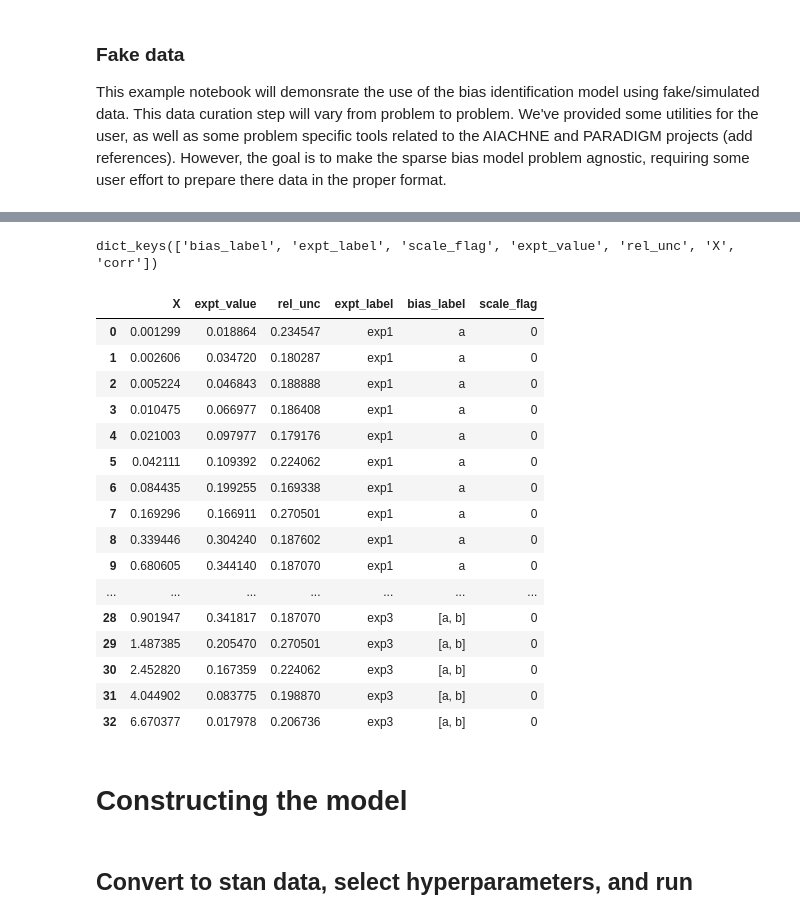
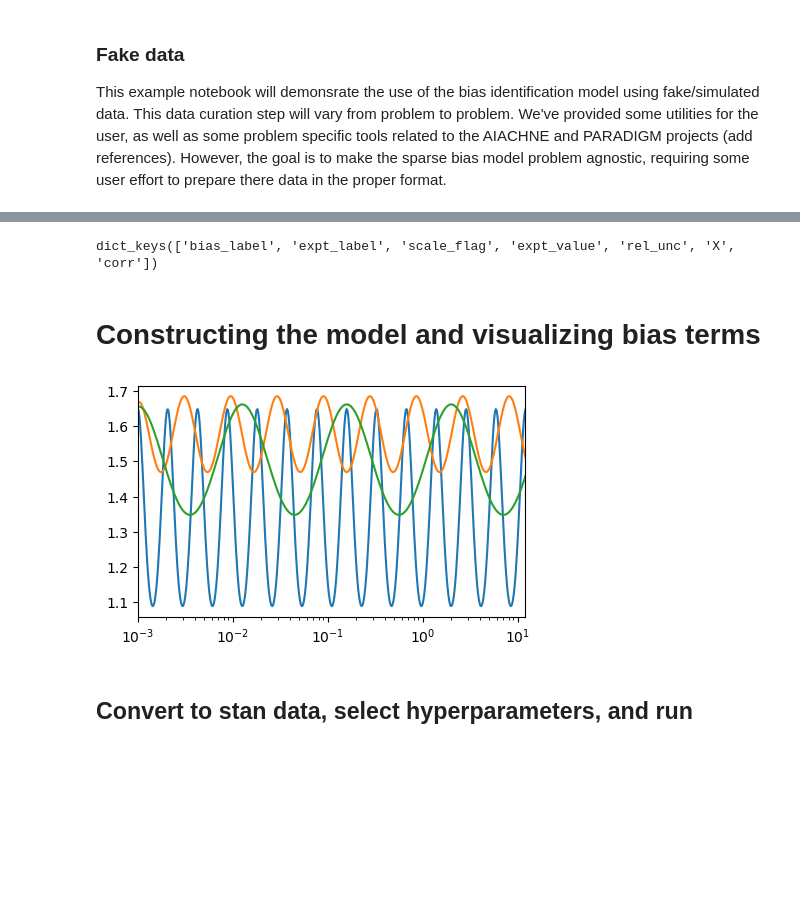
Before and after one commit to lanl/sparse_bias, a Jupyter notebook: example.ipynb, the cells around one changed output, grey strips where cells are left out. Drawn from its saved outputs; the diff is of its cells as text; code cells hidden in the pictures; blank space fills up the shorter version.

```diff
--- a/example.ipynb
+++ b/example.ipynb
@@ -114,32 +127,14 @@ data3 = {'X'        : x_obs3,
 # %%
 from processing import compile_data_dicts
 
-data_dict = compile_data_dicts([data1, data2, data3], xminmax=[1e-3,10])
+data_dict = compile_data_dicts([data1, data2, data3, data4], xminmax=[1e-5,12])
 
-# inspect compiled data dict - converting this to a dataframe can be handy for visualization
+# inspect compiled data dict
 print(data_dict.keys())
-pd.DataFrame({k: data_dict[k] for k in ['X', 'expt_value', 'rel_unc', 'expt_label', 'bias_label', 'scale_flag']})
 # %% [output]
 dict_keys(['bias_label', 'expt_label', 'scale_flag', 'expt_value', 'rel_unc', 'X', 'corr'])
-|  | X | expt_value | rel_unc | expt_label | bias_label | scale_flag |
-| 0 | 0.001299 | 0.018864 | 0.234547 | exp1 | a | 0 |
-| 1 | 0.002606 | 0.034720 | 0.180287 | exp1 | a | 0 |
-| 2 | 0.005224 | 0.046843 | 0.188888 | exp1 | a | 0 |
-| 3 | 0.010475 | 0.066977 | 0.186408 | exp1 | a | 0 |
-| 4 | 0.021003 | 0.097977 | 0.179176 | exp1 | a | 0 |
-| 5 | 0.042111 | 0.109392 | 0.224062 | exp1 | a | 0 |
-| 6 | 0.084435 | 0.199255 | 0.169338 | exp1 | a | 0 |
-| 7 | 0.169296 | 0.166911 | 0.270501 | exp1 | a | 0 |
-| 8 | 0.339446 | 0.304240 | 0.187602 | exp1 | a | 0 |
-| 9 | 0.680605 | 0.344140 | 0.187070 | exp1 | a | 0 |
-| ... | ... | ... | ... | ... | ... | ... |
-| 28 | 0.901947 | 0.341817 | 0.187070 | exp3 | [a, b] | 0 |
-| 29 | 1.487385 | 0.205470 | 0.270501 | exp3 | [a, b] | 0 |
-| 30 | 2.452820 | 0.167359 | 0.224062 | exp3 | [a, b] | 0 |
-| 31 | 4.044902 | 0.083775 | 0.198870 | exp3 | [a, b] | 0 |
-| 32 | 6.670377 | 0.017978 | 0.206736 | exp3 | [a, b] | 0 |
 # %% [markdown]
-# Constructing the model
+# Constructing the model and visualizing bias terms
 # %%
 from sparse_bias import BiasModel, BasisModel
 from processing  import convert_to_stan_data
@@ -152,22 +147,45 @@ basis_obj = BasisModel(data_dict,
                        mean_basis_type = "interpolation",
                        bias_basis_type = "gaussian")
 
-minE = np.log10(0.0001)
-maxE = np.log10(50)
+minX = np.log10(1e-3)
+maxX = np.log10(25)
 
-# Gaussian bases for the mean
-centers  = np.linspace(minE, maxE, 30)
+# interpolation bases for the mean
+centers  = np.linspace(minX, maxX, 30)
 width    = 0.2
 basis_obj.generate_mean_bases(X_grid=x_eval,centers=centers, widths=width)
 
 # Gaussian bases for the bias
 centers  = [
-    np.linspace(minE, maxE, 10),
-    np.linspace(minE, maxE, 5),
-    np.linspace(minE, maxE, 1)
+    np.linspace(minX, maxX, 15),
+    np.linspace(minX, maxX, 10),
+    np.linspace(minX, maxX, 5)
 ]
-widths   = [0.1, 0.5, 1.0]
+widths   = [0.1, 0.25, 0.5]
 basis_obj.generate_bias_bases(centers=centers, widths=widths)
+# %%
+### Visualize your bias terms
+
+plot_x = np.logspace(*x_range, 500)
+B_s, B_m, B_l = basis_obj.get_plotable_bias_bases(plot_x)
+
+gamma_s = np.ones((len(centers[0]),1))
+gamma_m = np.ones((len(centers[1]),1))
+gamma_l = np.ones((len(centers[2]),1))
+
+delta_s = B_s @ gamma_s*0.5
+delta_m = B_m @ gamma_m*0.5
+delta_l = B_l @ gamma_l*0.5
+
+plt.figure(figsize=(5,3))
+plt.plot(plot_x, np.exp(delta_s))
+plt.plot(plot_x, np.exp(delta_m))
+plt.plot(plot_x, np.exp(delta_l))
+plt.xlim(1e-3, 12)
+
+plt.xscale('log')
+# %% [output]
+[figure, added]
 # %% [markdown]
 ## Convert to stan data, select hyperparameters, and run
 # %%
```
Also changed, not shown: parts of 19 cells of this notebook, 2 other files.
